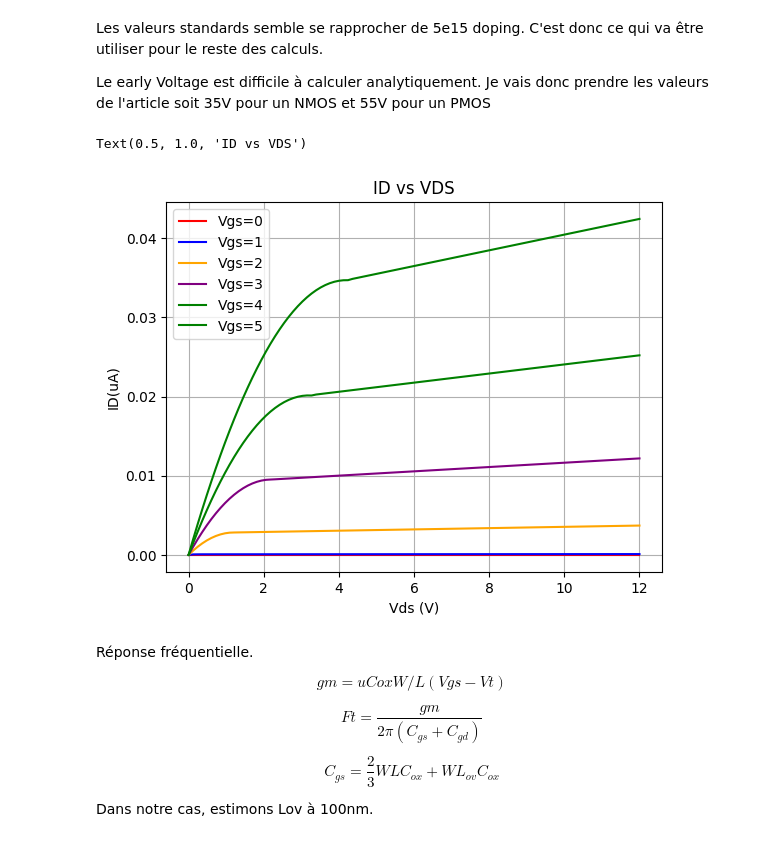
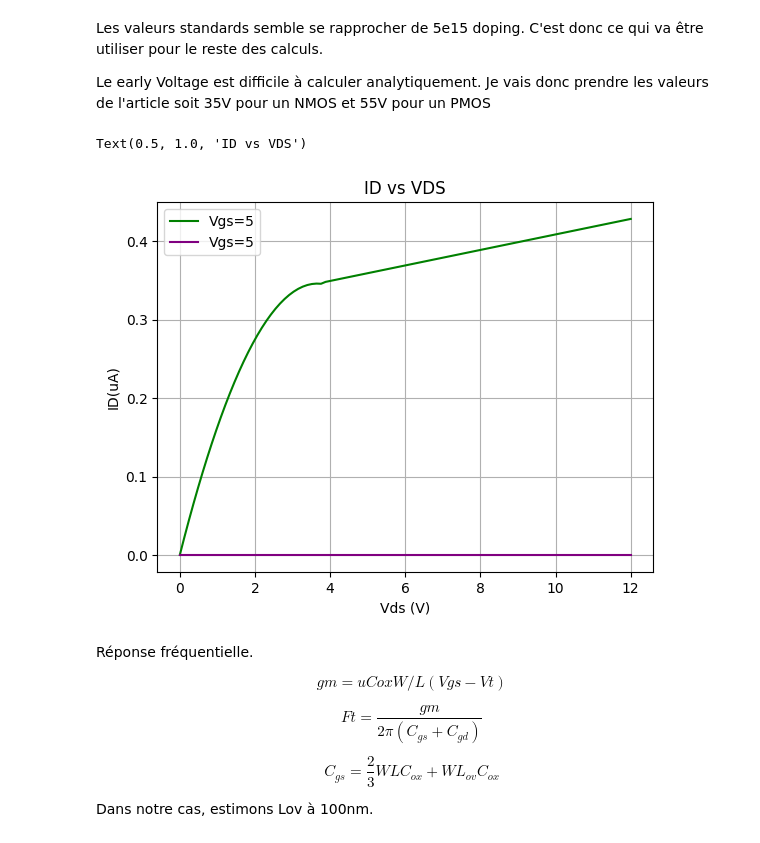
Before and after one commit to pars97/TransistorModel, a Jupyter notebook: TransistorModel_AMF.ipynb, the cells around one changed output. Cells and saved outputs as stored; diff of their text form; code cells hidden in the pictures.

```diff
--- a/TransistorModel_AMF.ipynb
+++ b/TransistorModel_AMF.ipynb
@@ -501,46 +508,56 @@ def calculate_mobility(channel_doping, doping_type):
     if doping_type == 'n':
         # Electron mobility as a function of doping concentration
         mobility = 1350 / (1 + (channel_doping / 1.5e16)**0.68)
     elif doping_type == 'p':
         # Hole mobility as a function of doping concentration
         mobility = 480 / (1 + (channel_doping / 1.5e16)**0.68)
     else:
         raise ValueError("Invalid doping type. Use 'n' or 'p'.")
 
     return mobility
 
-
-# Example inputs
 mosfet_type = "NMOS"
-w = 0.22
-l = 4
+w = 0.09
+l = 0.14
 W_L = w/l  # Width-to-length ratio
-Vt = calculate_threshold_voltage(200,1e15,'p',doping_profile)  # Threshold voltage in volts
+Vt = calculate_threshold_voltage(140,5e15,'p',doping_profile)  # Threshold voltage in volts
 Vgs = np.array([0, 1, 2, 3, 4, 5])  # Gate-to-source voltage in volts
 Vds = np.linspace(0, 12, 100)  # Drain-to-source voltage from 0 to 5 volts
-Cox = C_ox(200)  # Gate oxide capacitance per unit area in F/cm^2
+Cox = C_ox(140)  # Gate oxide capacitance per unit area in F/cm^2
 
-ID = mosfet_id(mosfet_type, W_L, Vt, Vgs, Vds, 1e15, 'p', Cox)
+ID = mosfet_id(mosfet_type, W_L, Vt, Vgs, Vds, 5e15, 'p', Cox)
+
+mosfet_type = "PMOS"
+w = 0.09
+l = 0.14
+W_L = w/l  # Width-to-length ratio
+Vt = calculate_threshold_voltage(140,5e15,'n',doping_profile)  # Threshold voltage in volts
+Vgs = np.array([0, 1, 2, 3, 4, 5])  # Gate-to-source voltage in volts
+Vds = np.linspace(0, 12, 100)  # Drain-to-source voltage from 0 to 5 volts
+Cox = C_ox(140)  # Gate oxide capacitance per unit area in F/cm^2
+
+ID_P = mosfet_id(mosfet_type, W_L, Vt, Vgs, Vds, 5e15, 'n', Cox)
 
 f1 = plt.figure()
-plt.plot(Vds, ID[0,:], 'r-', label='Vgs=0')
-plt.plot(Vds, ID[1,:], 'b-', label='Vgs=1')
-plt.plot(Vds, ID[2,:],color='orange',linestyle =  '-', label='Vgs=2')
-plt.plot(Vds, ID[3,:], color='purple',linestyle =  '-', label='Vgs=3')
-plt.plot(Vds, ID[4,:], color='Green',linestyle =  '-', label='Vgs=4')
+#plt.plot(Vds, ID[0,:], 'r-', label='Vgs=0')
+#plt.plot(Vds, ID[1,:], 'b-', label='Vgs=1')
+#plt.plot(Vds, ID[2,:],color='orange',linestyle =  '-', label='Vgs=2')
+#plt.plot(Vds, ID[3,:], color='purple',linestyle =  '-', label='Vgs=3')
+#plt.plot(Vds, ID[4,:], color='Green',linestyle =  '-', label='Vgs=4')
 plt.plot(Vds, ID[5,:], color='Green',linestyle =  '-', label='Vgs=5')
+plt.plot(Vds, ID_P[5,:], color='purple',linestyle =  '-', label='Vgs=5')
 plt.grid()
 plt.xlabel('Vds (V)')
 plt.ylabel('ID(uA)')
 #plt.xscale('log')
 #plt.yscale('log')
 #plt.axvline(x=doping_channel[closest_index], ymin=0, ymax=10, color='g', linestyle=':', linewidth=2)
 #plt.axhline(y=1.8, color='g', linestyle=':', linewidth=2, label = 'pmos Vt paper (1.8 V)')
 plt.legend(loc='best')
 plt.title('ID vs VDS')
 # %% [output]
 Text(0.5, 1.0, 'ID vs VDS')
-[figure, old version]
+[figure, new version]
 # %% [markdown]
 Réponse fréquentielle.
 
```
Also changed, not shown: parts of 2 cells of this notebook.
